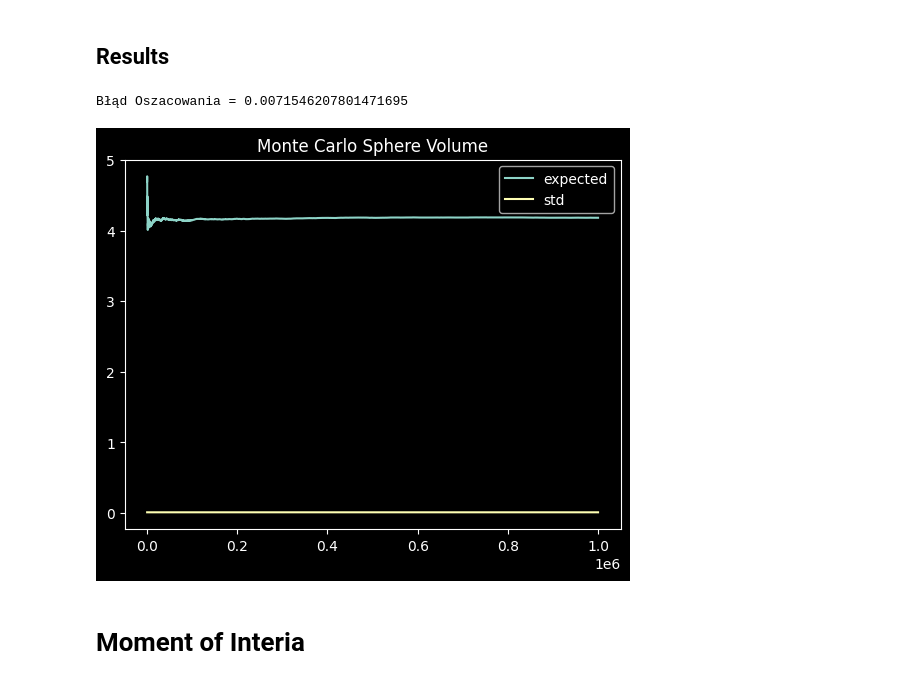
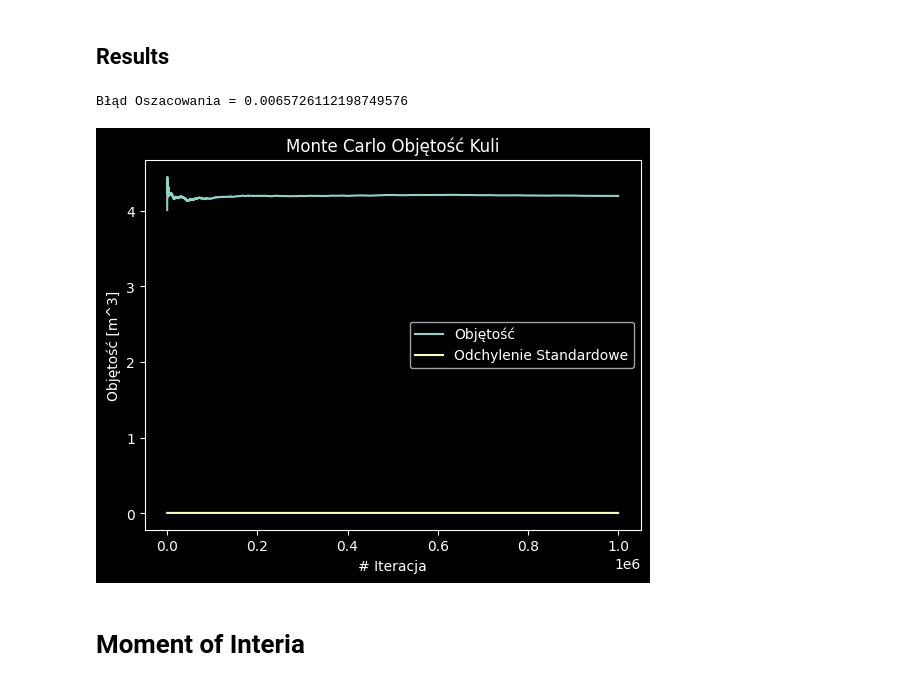
Before and after one commit to xXKeNdAmAmAsTeRXx/Computer_Physics, a Jupyter notebook: MonteCarlo/MonteCarlo.ipynb, the cells around one changed output. Drawn from its saved outputs; the diff is of its cells as text; code cells hidden in the pictures.

```diff
--- a/MonteCarlo/MonteCarlo.ipynb
+++ b/MonteCarlo/MonteCarlo.ipynb
@@ -53,18 +53,21 @@ def sphere_volume_MC(R:float, A:float, center:np.ndarray[float] ,N:int) -> tuple
 # %%
 import matplotlib.pyplot as plt
 
 step, expected, std = sphere_volume_MC(CONSTS['R'], CONSTS['A'], CONSTS['CENTER'] ,CONSTS['N'])
 error = np.abs(expected[-1] - sphere_volume(CONSTS['R']))
 print(f'Błąd Oszacowania = {error}')
 
-plt.plot(step,expected,label='expected')
-plt.plot(step,std, label='std')
+plt.plot(step,expected,label='Objętość')
+plt.plot(step,std, label='Odchylenie Standardowe')
+plt.xlabel('# Iteracja')
+plt.ylabel('Objętość [m^3]')
+
 plt.legend()
-plt.title('Monte Carlo Sphere Volume')
+plt.title('Monte Carlo Objętość Kuli')
 plt.show()
 # %% [output]
-Błąd Oszacowania = 0.0071546207801471695
+Błąd Oszacowania = 0.0065726112198749576
-[figure, old version]
+[figure, new version]
 # %% [markdown]
 # Moment of Interia
 # %%
```
Also changed, not shown: parts of 3 cells of this notebook.
